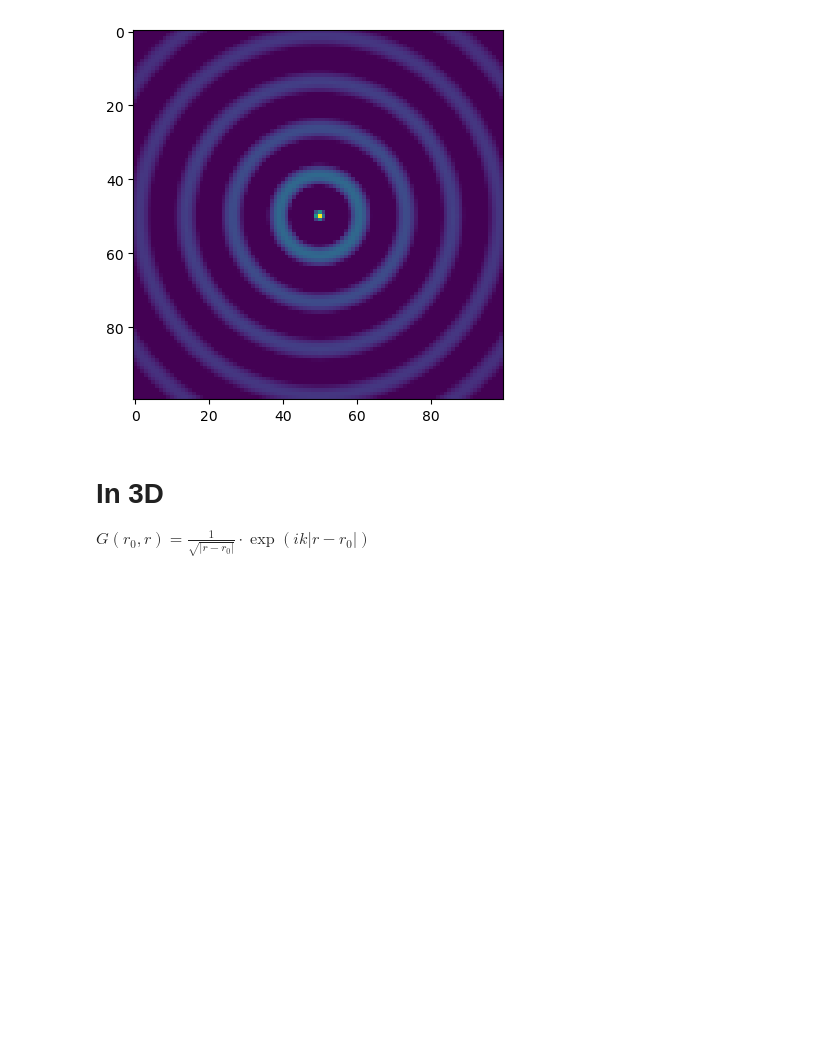
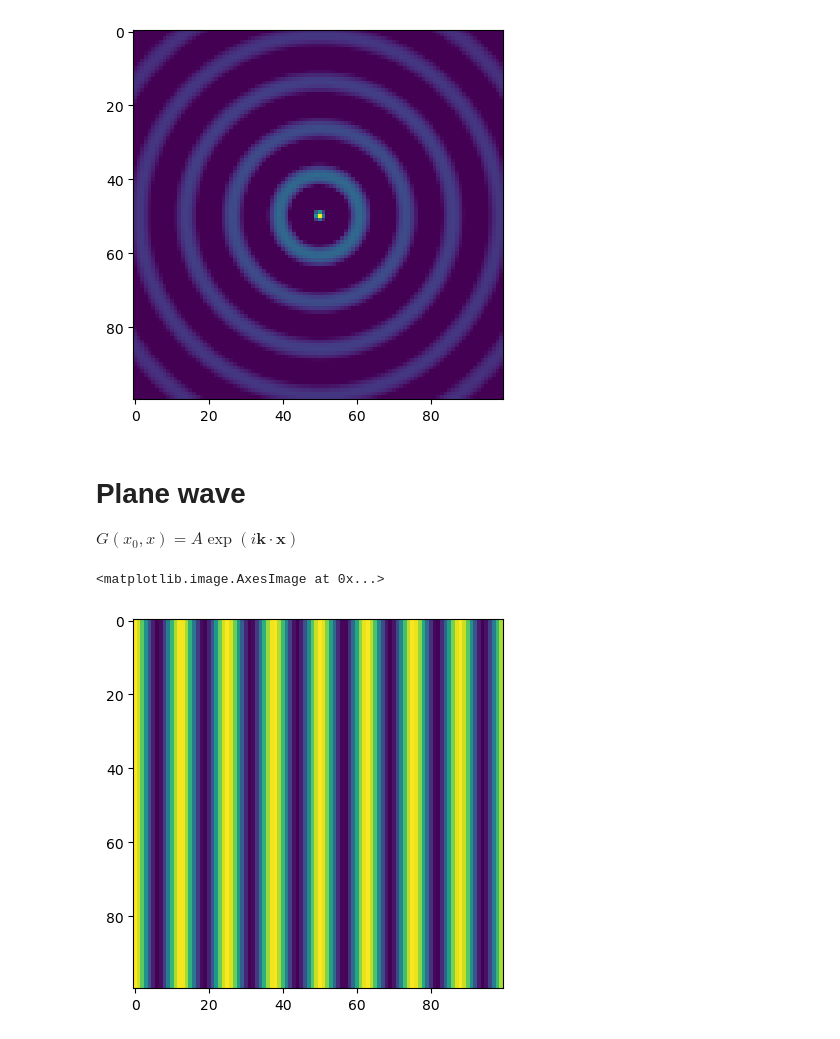
Before and after one commit to gauteh/ohbemn, a Jupyter notebook: examples/Sources.ipynb, the cells around one changed output. Drawn from its saved outputs; the diff is of its cells as text; code cells hidden in the pictures; blank space fills up the shorter version.

```diff
--- a/examples/Sources.ipynb
+++ b/examples/Sources.ipynb
@@ -41,6 +41,16 @@ ax.imshow(np.real(Fh), vmin=0, vmax=1/4)
 <matplotlib.image.AxesImage at 0x...>
 [figure]
 # %% [markdown]
-# In 3D
+# Plane wave
 
-$ G(r_0, r) = \frac{1}{\sqrt{|r-r_0|}} \cdot \exp(ik |r-r_0|) $
+$ G(x_0, x) = A \exp(i \mathbf{k \cdot x}) $
+# %%
+# A wave traveling in the x-direction.
+A = 1.
+Fp = A * np.exp(1j * ki * xx)
+
+f, ax = plt.subplots()
+ax.imshow(np.real(Fp), vmin=-1, vmax=1)
+# %% [output]
+<matplotlib.image.AxesImage at 0x...>
+[figure, added]
```
Also changed, not shown: parts of 1 cell of this notebook, 4 other files.
